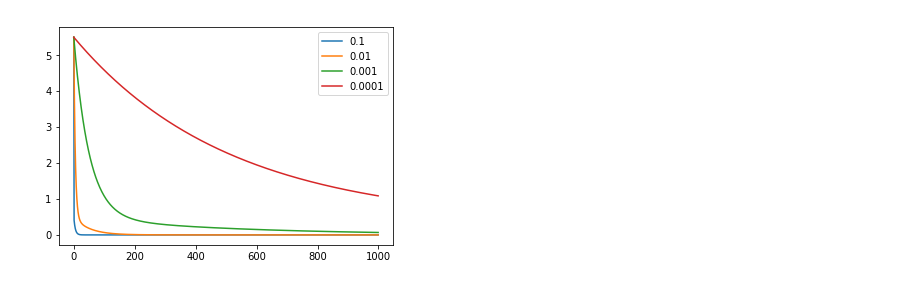
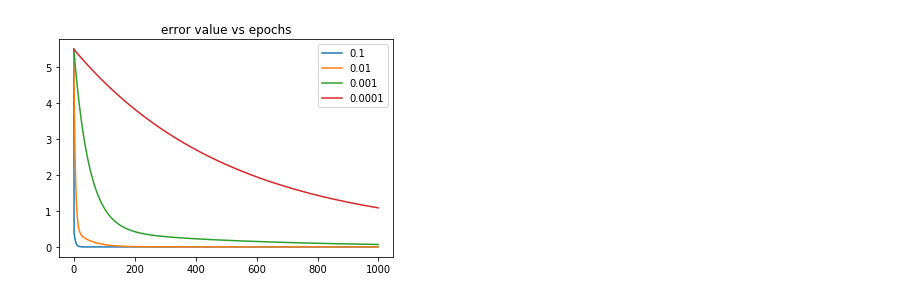
Before and after one commit to Sharath-Ramachandran/DeepLearningAssignments, a Jupyter notebook: Assignment3/Question2.ipynb, the cells around one changed output. Saved outputs shown, nothing was run; the diff lists cells and outputs as text; code cells hidden in the pictures.

```diff
--- a/Assignment3/Question2.ipynb
+++ b/Assignment3/Question2.ipynb
@@ -22,8 +39,9 @@ def plotError(lambda1, lambda2):
             w2 = w2 - learning_rate * grad_W2(lambda2, w2)
         plt.plot(errors)
     plt.legend(['0.1','0.01','0.001','0.0001'],loc='upper right')
+    plt.title('error value vs epochs')
     plt.show()
 # %%
-plotError(10,1)
+plotError(1,10)
 # %% [output]
-[figure, old version]
+[figure, new version]
```
Also changed, not shown: parts of 10 cells of this notebook, 2 other files.
